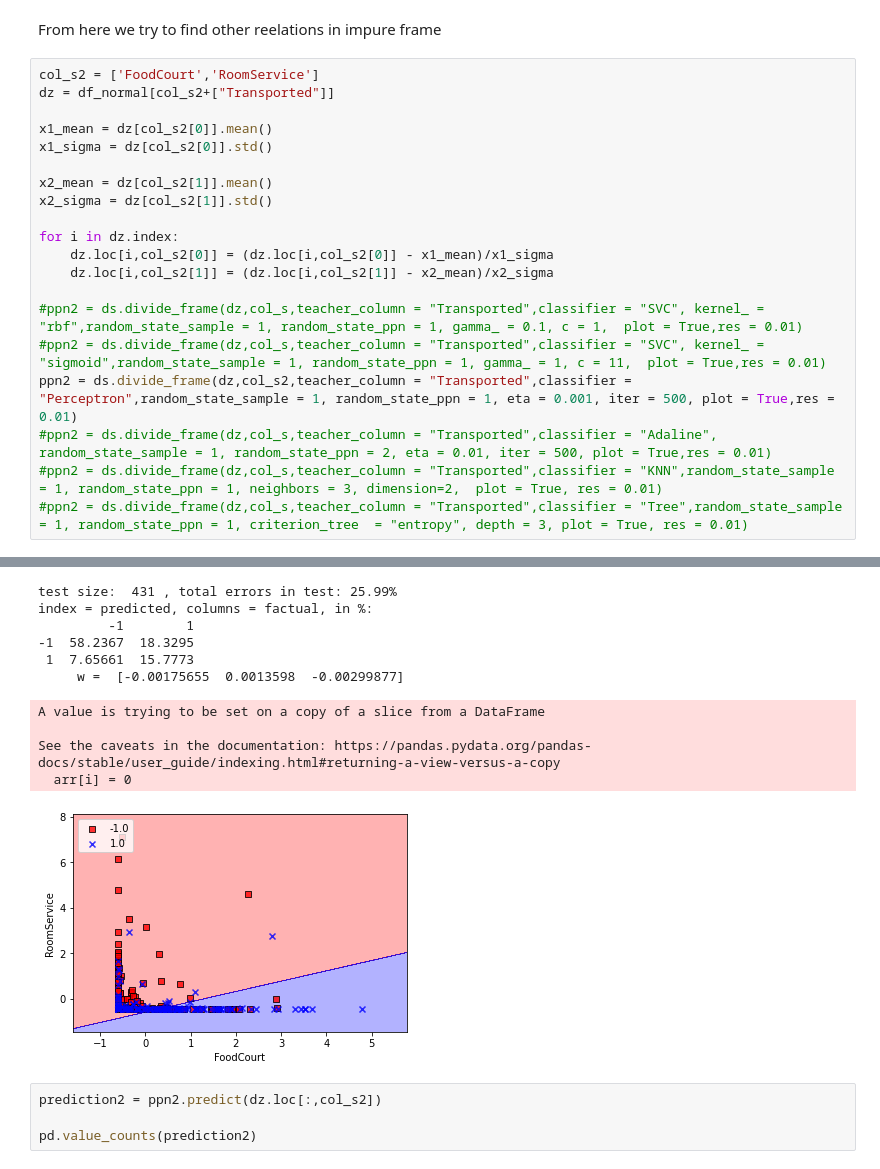
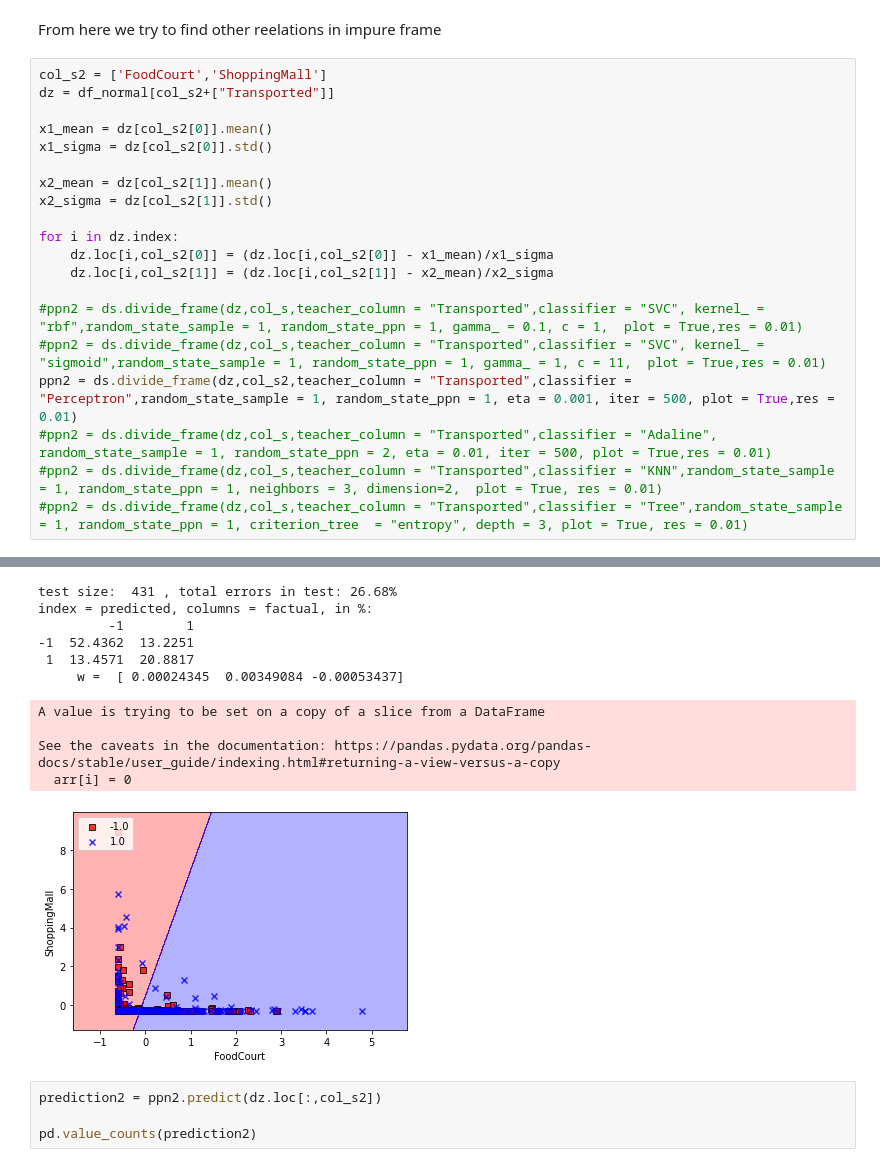
Before and after one commit to SergeyBubnov/spaceship, a Jupyter notebook: 2.ipynb, the cells around one changed output, grey strips where cells are left out. Cells and saved outputs as stored; diff of their text form.

```diff
--- a/2.ipynb
+++ b/2.ipynb
@@ -207,7 +207,7 @@ dtype: int64
 # %% [markdown]
 From here we try to find other reelations in impure frame
 # %%
-col_s2 = ['FoodCourt','RoomService']
+col_s2 = ['FoodCourt','ShoppingMall']
 dz = df_normal[col_s2+["Transported"]]
 
 x1_mean = dz[col_s2[0]].mean()
@@ -218,38 +218,38 @@ x2_sigma = dz[col_s2[1]].std()
 
 for i in dz.index:
     dz.loc[i,col_s2[0]] = (dz.loc[i,col_s2[0]] - x1_mean)/x1_sigma
     dz.loc[i,col_s2[1]] = (dz.loc[i,col_s2[1]] - x2_mean)/x2_sigma
 
 #ppn2 = ds.divide_frame(dz,col_s,teacher_column = "Transported",classifier = "SVC", kernel_ = "rbf",random_state_sample = 1, random_state_ppn = 1, gamma_ = 0.1, c = 1,  plot = True,res = 0.01)
 #ppn2 = ds.divide_frame(dz,col_s,teacher_column = "Transported",classifier = "SVC", kernel_ = "sigmoid",random_state_sample = 1, random_state_ppn = 1, gamma_ = 1, c = 11,  plot = True,res = 0.01)
 ppn2 = ds.divide_frame(dz,col_s2,teacher_column = "Transported",classifier = "Perceptron",random_state_sample = 1, random_state_ppn = 1, eta = 0.001, iter = 500, plot = True,res = 0.01)
 #ppn2 = ds.divide_frame(dz,col_s,teacher_column = "Transported",classifier = "Adaline", random_state_sample = 1, random_state_ppn = 2, eta = 0.01, iter = 500, plot = True,res = 0.01)
 #ppn2 = ds.divide_frame(dz,col_s,teacher_column = "Transported",classifier = "KNN",random_state_sample = 1, random_state_ppn = 1, neighbors = 3, dimension=2,  plot = True, res = 0.01)
 #ppn2 = ds.divide_frame(dz,col_s,teacher_column = "Transported",classifier = "Tree",random_state_sample = 1, random_state_ppn = 1, criterion_tree  = "entropy", depth = 3, plot = True, res = 0.01)
 # %% [output]
 A value is trying to be set on a copy of a slice from a DataFrame
 
 See the caveats in the documentation: https://pandas.pydata.org/pandas-docs/stable/user_guide/indexing.html#returning-a-view-versus-a-copy
   iloc._setitem_with_indexer(indexer, value)
 A value is trying to be set on a copy of a slice from a DataFrame
 
 See the caveats in the documentation: https://pandas.pydata.org/pandas-docs/stable/user_guide/indexing.html#returning-a-view-versus-a-copy
   dz.loc[i,col_s2[0]] = (dz.loc[i,col_s2[0]] - x1_mean)/x1_sigma
 A value is trying to be set on a copy of a slice from a DataFrame
 
 See the caveats in the documentation: https://pandas.pydata.org/pandas-docs/stable/user_guide/indexing.html#returning-a-view-versus-a-copy
   dz.loc[i,col_s2[1]] = (dz.loc[i,col_s2[1]] - x2_mean)/x2_sigma
-test size:  431 , total errors in test: 25.99%
+test size:  431 , total errors in test: 26.68%
 index = predicted, columns = factual, in %:
          -1        1
--1  58.2367  18.3295
- 1  7.65661  15.7773
-     w =  [-0.00175655  0.0013598  -0.00299877]
+-1  52.4362  13.2251
+ 1  13.4571  20.8817
+     w =  [ 0.00024345  0.00349084 -0.00053437]
 A value is trying to be set on a copy of a slice from a DataFrame
 
 See the caveats in the documentation: https://pandas.pydata.org/pandas-docs/stable/user_guide/indexing.html#returning-a-view-versus-a-copy
   arr[i] = 0
-[figure, old version]
+[figure, new version]
 # %%
 prediction2 = ppn2.predict(dz.loc[:,col_s2])
 
```
Also changed, not shown: parts of 2 cells of this notebook, 1 other file.
